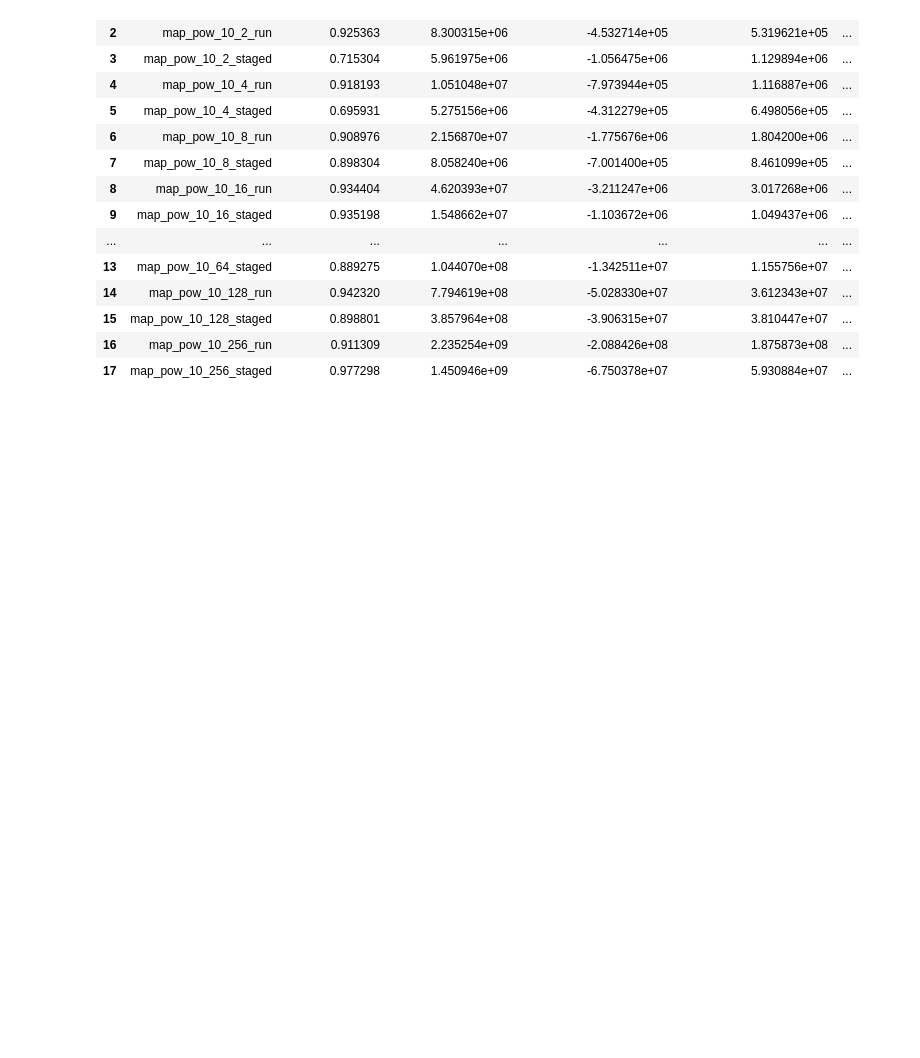
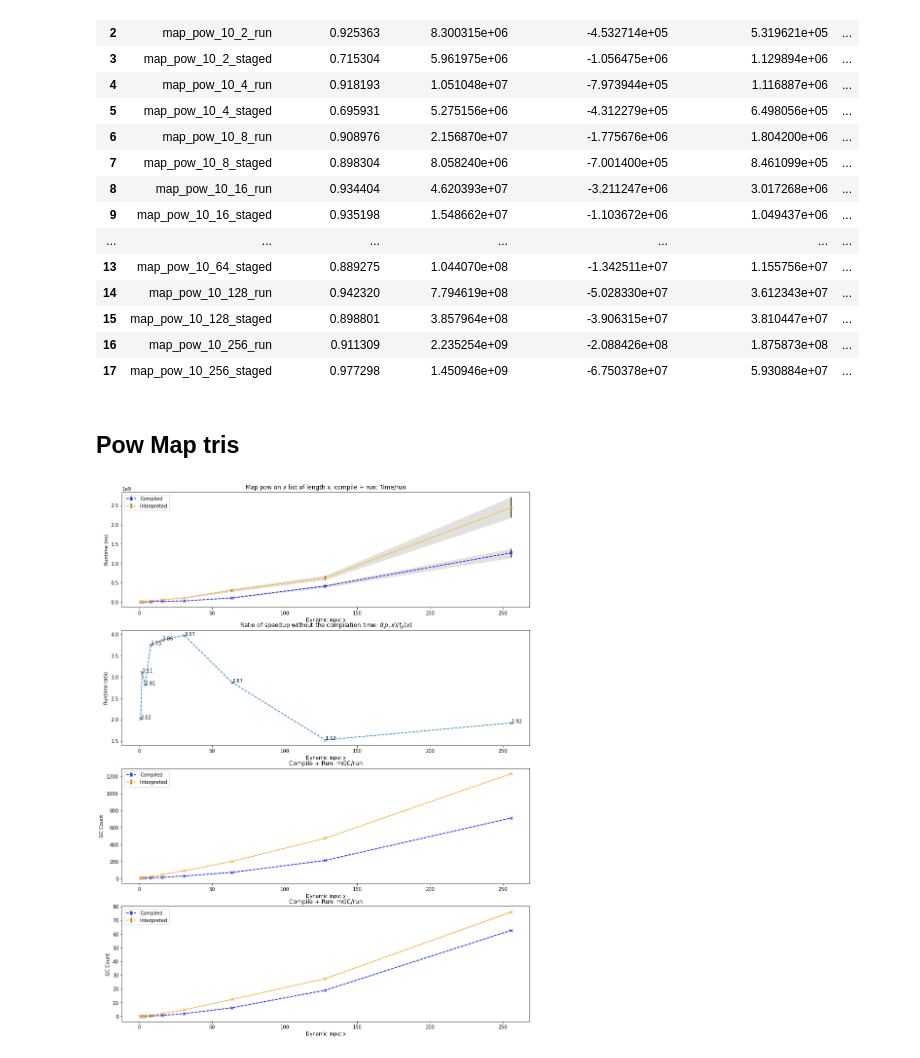
Before and after one commit to theo-chengkai-wang/lys_language, a Jupyter notebook: notebooks/2023_3_2_evaluation.ipynb, the cells around one changed output. Drawn from its saved outputs; the diff is of its cells as text; code cells hidden in the pictures; blank space fills up the shorter version.

Commit message:
Evaluation: quantitative #74
Made some progress on analysing `pow`.

Moreover, made substitution ASSUME THAT OUR EXPRESSION IS CLOSED.

```diff
--- a/notebooks/2023_3_2_evaluation.ipynb
+++ b/notebooks/2023_3_2_evaluation.ipynb
@@ -371,3 +384,67 @@ df_list_map
 | 15 | map_pow_10_128_staged | 0.898801 | 3.857964e+08 | -3.906315e+07 | 3.810447e+07 | ... |
 | 16 | map_pow_10_256_run | 0.911309 | 2.235254e+09 | -2.088426e+08 | 1.875873e+08 | ... |
 | 17 | map_pow_10_256_staged | 0.977298 | 1.450946e+09 | -6.750378e+07 | 5.930884e+07 | ... |
+# %% [markdown]
+## Pow Map tris
+# %%
+# List map 400 runs
+df_list_map = pd.read_csv("../traces/benchmarks/2023_3_2_alternative_map_pow_200.csv")
+df_list_map = df_list_map[df_list_map['benchmark_name'].str.startswith('map_pow')]
+a = []
+for l in [[2**i, 2**i] if i != 5 else [31, 31] for i in range(9)]:
+    a += l
+df_list_map['bench_x'] = a
+def plot_for(df):
+    fig, axs = plt.subplots(4, 1, figsize=(15, 20))
+    staged = df[df['benchmark_name'].str.endswith('staged')][['benchmark_name', 'bench_x', 'time_per_run_mean', 'time_per_run_abs_lo_diff', 'time_per_run_abs_hi_diff', 'mGC_per_run_mean', 'mGC_per_run_abs_lo_diff', 'mGC_per_run_abs_hi_diff', 'mjGC_per_run_mean', 'mjGC_per_run_abs_lo_diff', 'mjGC_per_run_abs_hi_diff']]
+    run = df[df['benchmark_name'].str.endswith('run')][['benchmark_name', 'bench_x', 'time_per_run_mean', 'time_per_run_abs_lo_diff', 'time_per_run_abs_hi_diff', 'mGC_per_run_mean', 'mGC_per_run_abs_lo_diff', 'mGC_per_run_abs_hi_diff', 'mjGC_per_run_mean', 'mjGC_per_run_abs_lo_diff', 'mjGC_per_run_abs_hi_diff']]
+
+    # Initial analysis
+    plot_one(axs[0], staged, "blue", "black", "#e3e1de", "Compiled")
+    plot_one(axs[0], run, "orange", "black", "#e3e1de", "Interpreted")
+    axs[0].legend()
+    axs[0].set_xlabel("Dynamic Input x")
+    axs[0].set_ylabel("Runtime (ns)")
+    # axs[0].set_yscale('log', nonposy='clip')
+    # plt.plot(x, y, 'x--', color='blue', label="time/run for staged fib")
+    axs[0].set_title("Map pow on a list of length x, compile + run: Time/run")
+
+    # pow10 compile time 2.369822e+06	-150726.975394	150175.942413: info from prev experiments
+    staged['time_per_run_mean'] -= 2.369822e+06
+    staged['time_per_run_abs_lo_diff'] += -150726.975394
+    staged['time_per_run_abs_hi_diff'] += 150175.942413
+
+    joined = staged.join(run.set_index('bench_x'), on="bench_x", lsuffix="_staged", rsuffix="_run")
+    joined = joined[joined['benchmark_name_staged'].str[:-6] == joined['benchmark_name_run'].str[:-3]]
+
+    axs[1].plot(joined['bench_x'], joined['time_per_run_mean_run']/joined['time_per_run_mean_staged'], "x--")
+    for i,j in zip(joined['bench_x'], joined['time_per_run_mean_run']/joined['time_per_run_mean_staged']):
+        axs[1].annotate(str(round(j, 2)),xy=(i,j))
+
+    axs[1].set_xlabel("Dynamic Input x")
+    axs[1].set_ylabel("Runtime ratio")
+    axs[1].set_title(f"Ratio of speedup without the compilation time: $t(p, x)/t_p(x)$")
+
+    # Garbage collection
+
+    plot_one(axs[2], staged, "blue", "black", "#e3e1de", "Compiled", metric="mGC_per_run")
+    plot_one(axs[2], run, "orange", "black", "#e3e1de", "Interpreted", metric="mGC_per_run")
+    axs[2].legend()
+    axs[2].set_xlabel("Dynamic Input x")
+    axs[2].set_ylabel("GC Count")
+    # axs[0].set_yscale('log', nonposy='clip')
+    axs[2].set_title("Compile + Run: mGC/run")
+
+    plot_one(axs[3], staged, "blue", "black", "#e3e1de", "Compiled", metric="mjGC_per_run")
+    plot_one(axs[3], run, "orange", "black", "#e3e1de", "Interpreted", metric="mjGC_per_run")
+    axs[3].legend()
+    axs[3].set_xlabel("Dynamic Input x")
+    axs[3].set_ylabel("GC Count")
+    # axs[0].set_yscale('log', nonposy='clip')
+    axs[3].set_title("Compile + Run: mGC/run")
+
+    plt.show()
+
+plot_for(df_list_map)
+# %% [output]
+[figure, added]
```
Also changed, not shown: parts of 4 cells of this notebook, 6 other files.
